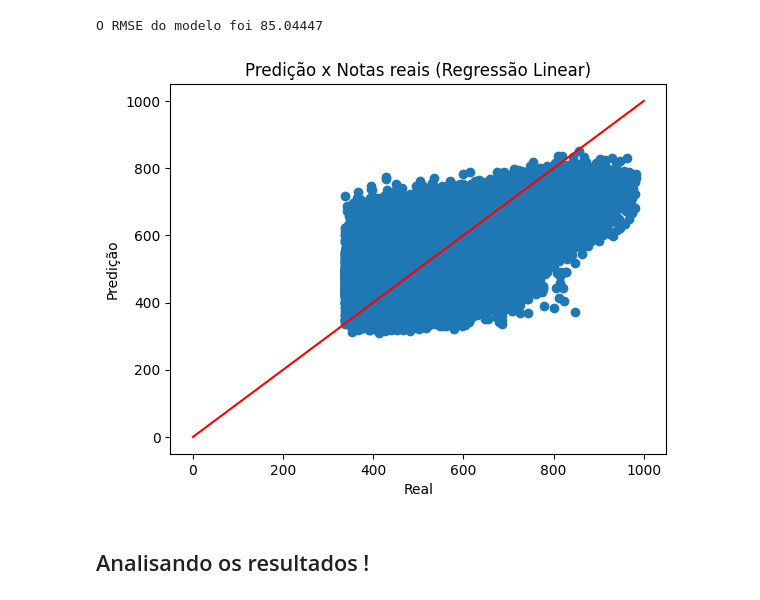
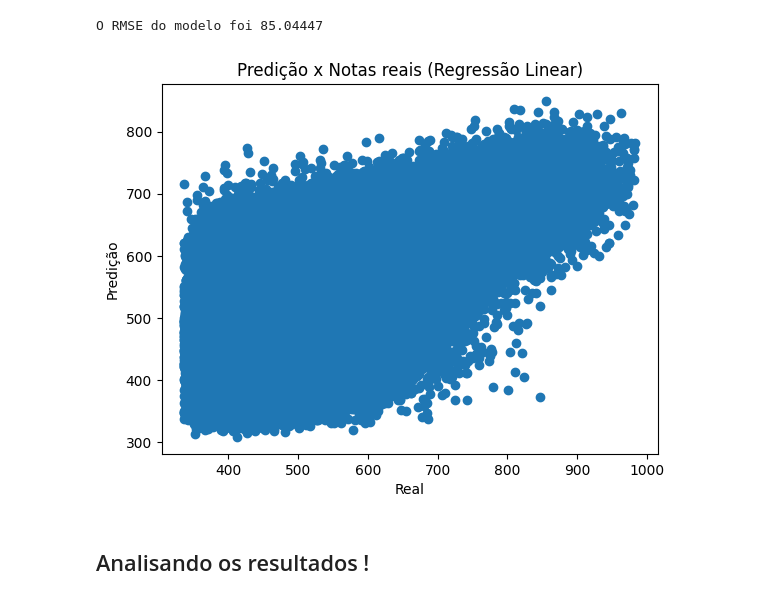
Before and after one commit to Phvr06/Proj2-Cdados, a Jupyter notebook: main.ipynb, the cells around one changed output. Cells and saved outputs as stored; diff of their text form; code cells hidden in the pictures.

```diff
--- a/main.ipynb
+++ b/main.ipynb
@@ -372,13 +366,12 @@ O RMSE do modelo foi 85.04447
 # %%
 # Plotagem dos gráficos de dispersão entre as notas reais e as predições dos modelos
 plt.scatter(target_test, predicao_LR)
-plt.plot([0, 1000], [0, 1000], color='r')
 plt.title('Predição x Notas reais (Regressão Linear)')
 plt.xlabel('Real')
 plt.ylabel('Predição')
 plt.show()
 # %% [output]
-[figure, old version]
+[figure, new version]
 # %% [markdown]
 ## Analisando os resultados !
 # %% [markdown]
```
Also changed, not shown: parts of 10 cells of this notebook.
